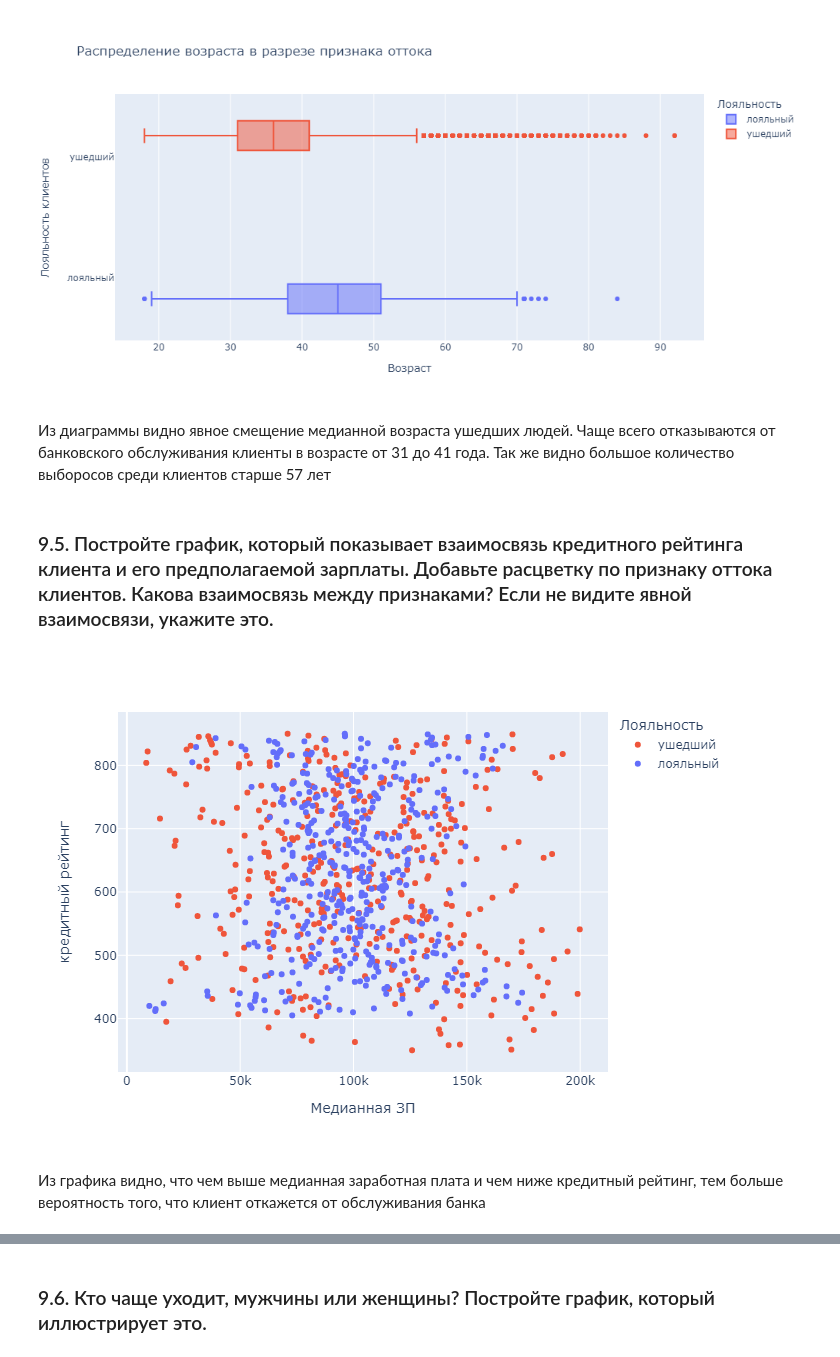
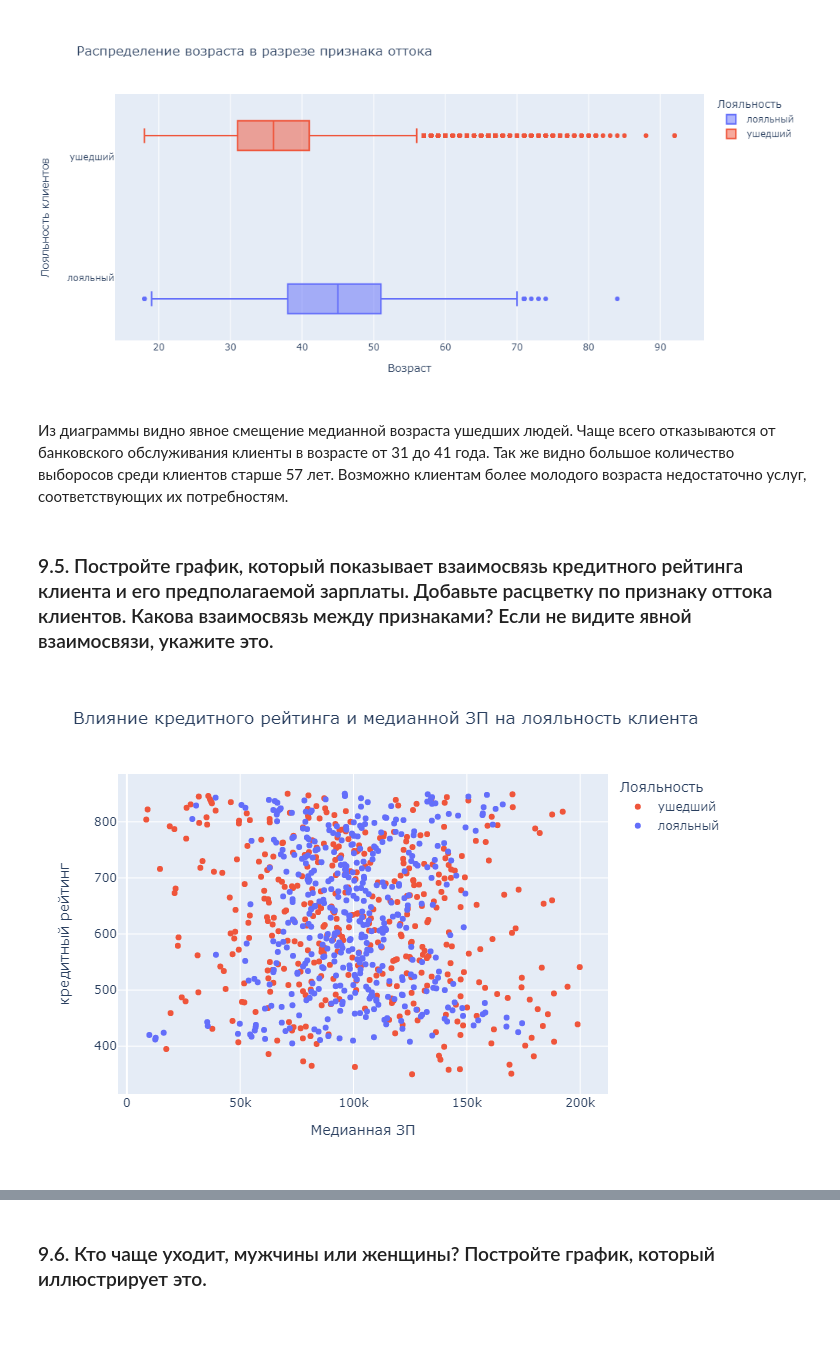
Before and after one commit to banzarkhan/sf_data_science, a Jupyter notebook: Homework/hw_13.9/13.9_hw.ipynb, the cells around one changed output, grey strips where cells are left out. Drawn from its saved outputs; the diff is of its cells as text; code cells hidden in the pictures; blank space fills up the shorter version.

```diff
--- a/Homework/hw_13.9/13.9_hw.ipynb
+++ b/Homework/hw_13.9/13.9_hw.ipynb
@@ -131,26 +130,26 @@ fig.show('png')
 # %% [output]
 [figure]
 # %% [markdown]
-Из диаграммы видно явное смещение медианной возраста ушедших людей. Чаще всего отказываются от банковского обслуживания клиенты в возрасте от 31 до 41 года. Так же видно большое количество выборосов среди клиентов старше 57 лет
+Из диаграммы видно явное смещение медианной возраста ушедших людей. Чаще всего отказываются от банковского обслуживания клиенты в возрасте от 31 до 41 года. Так же видно большое количество выборосов среди клиентов старше 57 лет. Возможно клиентам более молодого возраста недостаточно услуг, соответствующих их потребностям.
 # %% [markdown]
 ### 9.5. Постройте график, который показывает взаимосвязь кредитного рейтинга клиента и его предполагаемой зарплаты. Добавьте расцветку по признаку оттока клиентов. Какова взаимосвязь между признаками? Если не видите явной взаимосвязи, укажите это.
 # %%
 fig_data=churn.groupby(
     ['CreditScore', 'Exited'],
     as_index=False
 )[['EstimatedSalary']].median()
 
 fig=px.scatter(
     fig_data,
     y='CreditScore',
     x='EstimatedSalary',
     color=fig_data['Exited'].map({0:'лояльный', 1:'ушедший'}),
     labels={'color': 'Лояльность', 'CreditScore':'кредитный рейтинг', 'EstimatedSalary':'Медианная ЗП'},
-    color_discrete_sequence=churn['Exited'].map({1:'#EF553B', 0:'#636EFA'})
+    color_discrete_sequence=churn['Exited'].map({1:'#EF553B', 0:'#636EFA'}),
+    title='Влияние кредитного рейтинга и медианной ЗП на лояльность клиента'
 )
 
 fig.show('png')
+fig.write_html('temp/13.9.5.html')
 # %% [output]
-[figure, old version]
+[figure, new version]
-# %% [markdown]
-Из графика видно, что чем выше медианная заработная плата и чем ниже кредитный рейтинг, тем больше вероятность того, что клиент откажется от обслуживания банка
```
Also changed, not shown: parts of 3 cells of this notebook, 1 other file.
